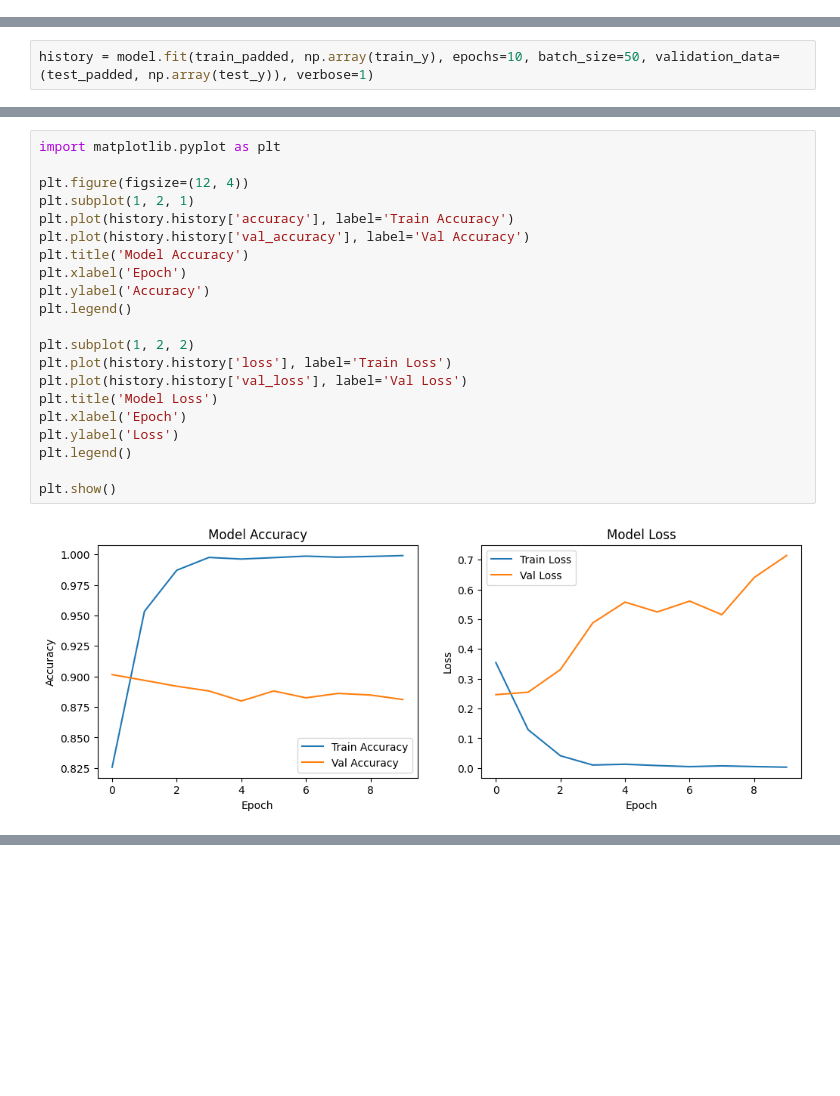
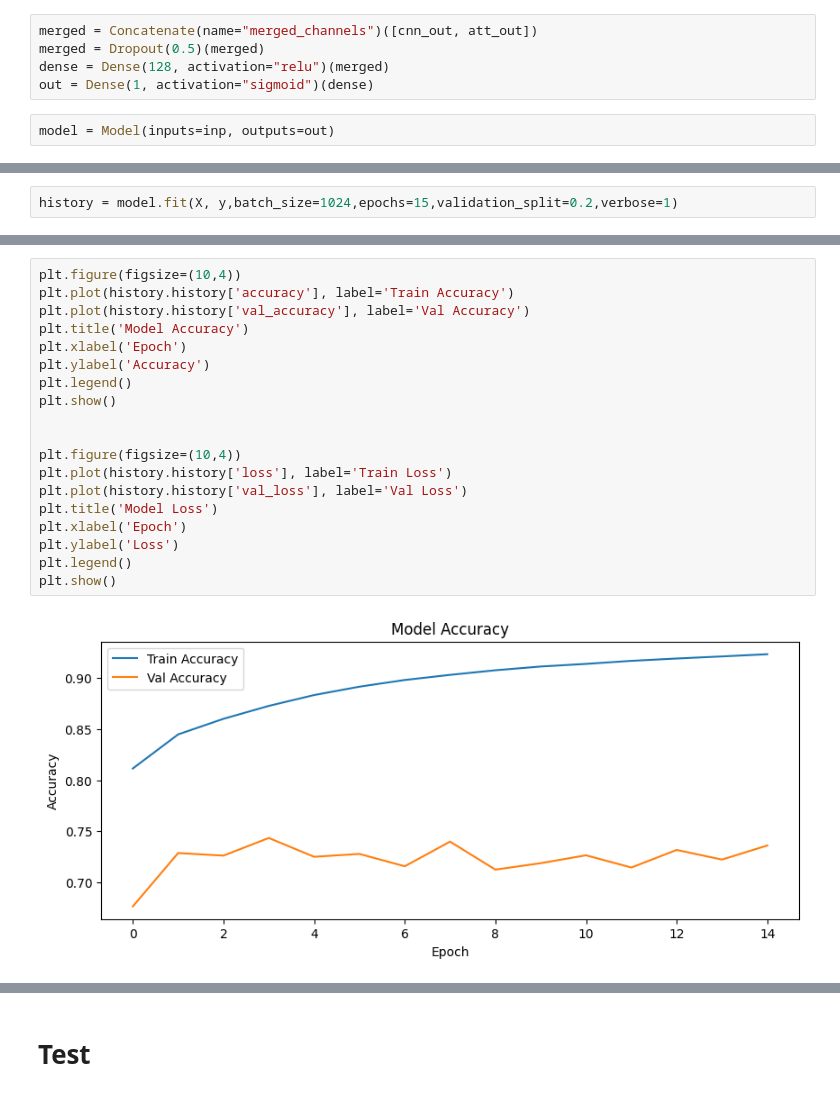
Before and after one commit to SinaShakoori/MultiChannel-TwitterSentimentAnalysis, a Jupyter notebook: main.ipynb, the cells around one changed output, grey strips where cells are left out. Saved outputs shown, nothing was run; the diff lists cells and outputs as text; blank space fills up the shorter version.

```diff
--- a/main.ipynb
+++ b/main.ipynb
@@ -170,0 +103,7 @@ model.compile(loss='binary_crossentropy', optimizer='adam', metrics=['accuracy']
+# %%
+merged = Concatenate(name="merged_channels")([cnn_out, att_out])
+merged = Dropout(0.5)(merged)
+dense = Dense(128, activation="relu")(merged)
+out = Dense(1, activation="sigmoid")(dense)
+# %%
+model = Model(inputs=inp, outputs=out)
@@ -199,2 +135,0 @@ plot_model(model)
-# %%
-history = model.fit(train_padded, np.array(train_y), epochs=10, batch_size=50, validation_data=(test_padded, np.array(test_y)), verbose=1)
@@ -233,0 +136,2 @@ Test Accuracy: 0.8810999989509583
+# %%
+history = model.fit(X, y,batch_size=1024,epochs=15,validation_split=0.2,verbose=1)
@@ -234,23 +156,21 @@ Test Accuracy: 0.8810999989509583
 # %%
-import matplotlib.pyplot as plt
-
-plt.figure(figsize=(12, 4))
-plt.subplot(1, 2, 1)
+plt.figure(figsize=(10,4))
 plt.plot(history.history['accuracy'], label='Train Accuracy')
 plt.plot(history.history['val_accuracy'], label='Val Accuracy')
 plt.title('Model Accuracy')
 plt.xlabel('Epoch')
 plt.ylabel('Accuracy')
 plt.legend()
+plt.show()
 
-plt.subplot(1, 2, 2)
+
+plt.figure(figsize=(10,4))
 plt.plot(history.history['loss'], label='Train Loss')
 plt.plot(history.history['val_loss'], label='Val Loss')
 plt.title('Model Loss')
 plt.xlabel('Epoch')
 plt.ylabel('Loss')
 plt.legend()
-
 plt.show()
 # %% [output]
-[figure, old version]
+[figure, new version]
@@ -256,0 +178,2 @@ plt.show()
+# %% [markdown]
+# Test
```
Also changed, not shown: parts of 57 cells of this notebook.
